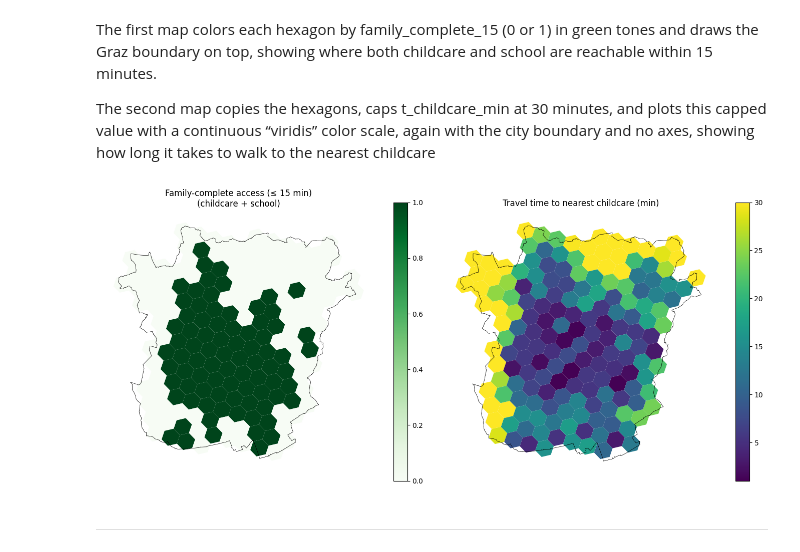
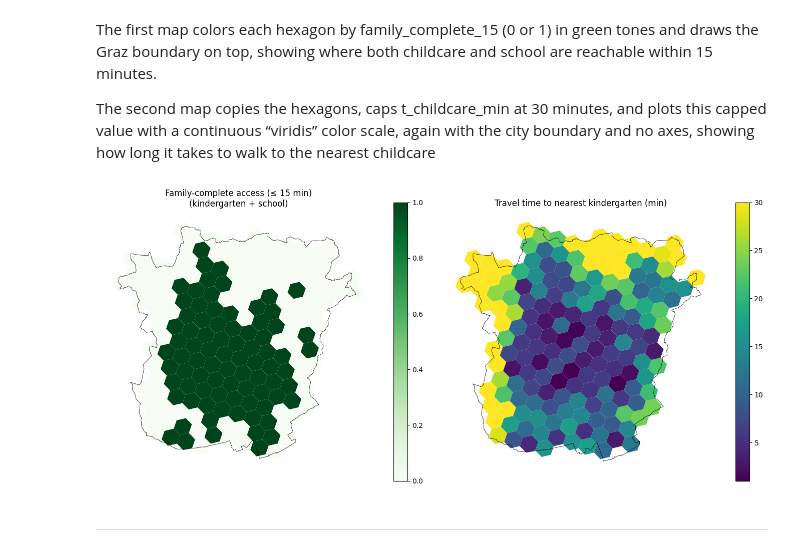
Before and after one commit to miriam-ee/GIS_FinalProject_Group2, a Jupyter notebook: group2_final.ipynb, the cells around one changed output. Saved outputs shown, nothing was run; the diff lists cells and outputs as text; code cells hidden in the pictures.

Commit message:
changed childcare files to name kindergarten

```diff
--- a/group2_final.ipynb
+++ b/group2_final.ipynb
@@ -596,13 +598,13 @@ edu_nearest_nodes = ox.distance.nearest_nodes(
 gdf_education_net["nearest_node"] = edu_nearest_nodes
 
 # Separate childcare/kindergarten and schools
-edu_childcare = gdf_education_net[gdf_education_net["amenity"].isin(["childcare", "kindergarten"])].copy()
+edu_kindergarten = gdf_education_net[gdf_education_net["amenity"].isin(["childcare", "kindergarten"])].copy()
 edu_schools = gdf_education_net[gdf_education_net["amenity"] == "school"].copy()
 
-childcare_nodes = set(edu_childcare["nearest_node"])
+kindergarten_nodes = set(edu_kindergarten["nearest_node"])
 school_nodes = set(edu_schools["nearest_node"])
 
-print(f"Childcare/kindergarten POI nodes: {len(childcare_nodes)}")
+print(f"Kindergarten POI nodes: {len(kindergarten_nodes)}")
 print(f"School POI nodes: {len(school_nodes)}")
 # %% [output]
 Education CRS: EPSG:31256
@@ -633,7 +635,7 @@ def compute_min_travel_time(graph, source_nodes, weight_attr="travel_time_slope"
     return lengths_h
 
 
-time_to_childcare = compute_min_travel_time(G_slope, childcare_nodes, weight_attr="travel_time_slope")
+time_to_kindergarten = compute_min_travel_time(G_slope, kindergarten_nodes, weight_attr="travel_time_slope")
 time_to_school    = compute_min_travel_time(G_slope, school_nodes,    weight_attr="travel_time_slope")
 # %% [markdown]
 Each hexagon is linked to one network node through nearest_node. The helper function map_time_to_hex looks up the travel time for that node in the time dictionaries and returns it. Applying this function creates two new columns in the hexagon GeoDataFrame: travel time to the nearest childcare and to the nearest school, both in hours. Finally, convert these hours into minutes and store them in t_childcare_min and t_school_min, which are easier to interpret.
@@ -643,16 +645,16 @@ def map_time_to_hex(row, time_dict):
     node_id = row["nearest_node"]
     return time_dict.get(node_id, np.nan)
 
-gdf_hexagons_graz["t_childcare_h"] = gdf_hexagons_graz.apply(
-    lambda row: map_time_to_hex(row, time_to_childcare), axis=1
+gdf_hexagons_graz["t_kindergarten_h"] = gdf_hexagons_graz.apply(
+    lambda row: map_time_to_hex(row, time_to_kindergarten), axis=1
 )
 gdf_hexagons_graz["t_school_h"] = gdf_hexagons_graz.apply(
     lambda row: map_time_to_hex(row, time_to_school), axis=1
 )
 
 # HOURS -> MINUTES
-gdf_hexagons_graz["t_childcare_min"] = gdf_hexagons_graz["t_childcare_h"] * 60.0
+gdf_hexagons_graz["t_kindergarten_min"] = gdf_hexagons_graz["t_kindergarten_h"] * 60.0
 gdf_hexagons_graz["t_school_min"]    = gdf_hexagons_graz["t_school_h"]    * 60.0
 
-print(gdf_hexagons_graz[["t_childcare_h", "t_childcare_min"]].describe())
+print(gdf_hexagons_graz[["t_kindergarten_h", "t_kindergarten_min"]].describe())
 # %% [output]
@@ -674,8 +676,8 @@ Define a 15‑minute threshold and create three indicator variables for each hex
 # Family-friendliness indicators per hexagon (15-minute threshold)
 threshold_min = 15  # minutes
 
-gdf_hexagons_graz["has_childcare_15"] = (
-    gdf_hexagons_graz["t_childcare_min"] <= threshold_min
+gdf_hexagons_graz["has_kindergarten_15"] = (
+    gdf_hexagons_graz["t_kindergarten_min"] <= threshold_min
 ).astype(int)
 
 gdf_hexagons_graz["has_school_15"] = (
@@ -683,9 +685,9 @@ gdf_hexagons_graz["has_school_15"] = (
 ).astype(int)
 
 gdf_hexagons_graz["family_complete_15"] = (
-    (gdf_hexagons_graz["has_childcare_15"] == 1) &
+    (gdf_hexagons_graz["has_kindergarten_15"] == 1) &
     (gdf_hexagons_graz["has_school_15"] == 1)
 ).astype(int)
 
-print(gdf_hexagons_graz[["has_childcare_15", "has_school_15", "family_complete_15"]].sum())
+print(gdf_hexagons_graz[["has_kindergarten_15", "has_school_15", "family_complete_15"]].sum())
 # %% [output]
@@ -702,37 +704,37 @@ The second map copies the hexagons, caps t_childcare_min at 30 minutes, and plot
 # %%
 fig, ax = plt.subplots(1, 2, figsize=(14, 6))
 
 # Plot 1: Family-complete (0/1)
 gdf_hexagons_graz.plot(
     column="family_complete_15",
     ax=ax[0],
     legend=True,
     cmap="Greens",
     edgecolor="none"
 )
 gdf_graz.boundary.plot(ax=ax[0], color="black", linewidth=0.5)
-ax[0].set_title("Family-complete access (≤ 15 min)\n(childcare + school)")
+ax[0].set_title("Family-complete access (≤ 15 min)\n(kindergarten + school)")
 ax[0].set_axis_off()
 
-# Plot 2: Travel time to nearest childcare (min, capped at 30)
+# Plot 2: Travel time to nearest kindergarten (min, capped at 30)
 gdf_hex_plot = gdf_hexagons_graz.copy()
-gdf_hex_plot["t_childcare_min_capped"] = gdf_hex_plot["t_childcare_min"].clip(upper=30)
+gdf_hex_plot["t_kindergarten_min_capped"] = gdf_hex_plot["t_kindergarten_min"].clip(upper=30)
 
 gdf_hex_plot.plot(
-    column="t_childcare_min_capped",
+    column="t_kindergarten_min_capped",
     ax=ax[1],
     legend=True,
     cmap="viridis",
     edgecolor="none"
 )
 gdf_graz.boundary.plot(ax=ax[1], color="black", linewidth=0.5)
-ax[1].set_title("Travel time to nearest childcare (min)")
+ax[1].set_title("Travel time to nearest kindergarten (min)")
 ax[1].set_axis_off()
 
 plt.tight_layout()
 plt.show()
 # %% [output]
-[figure, old version]
+[figure, new version]
 # %% [markdown]
 ---
 # %%
```
Also changed, not shown: parts of 7 cells of this notebook, 4 other files.
